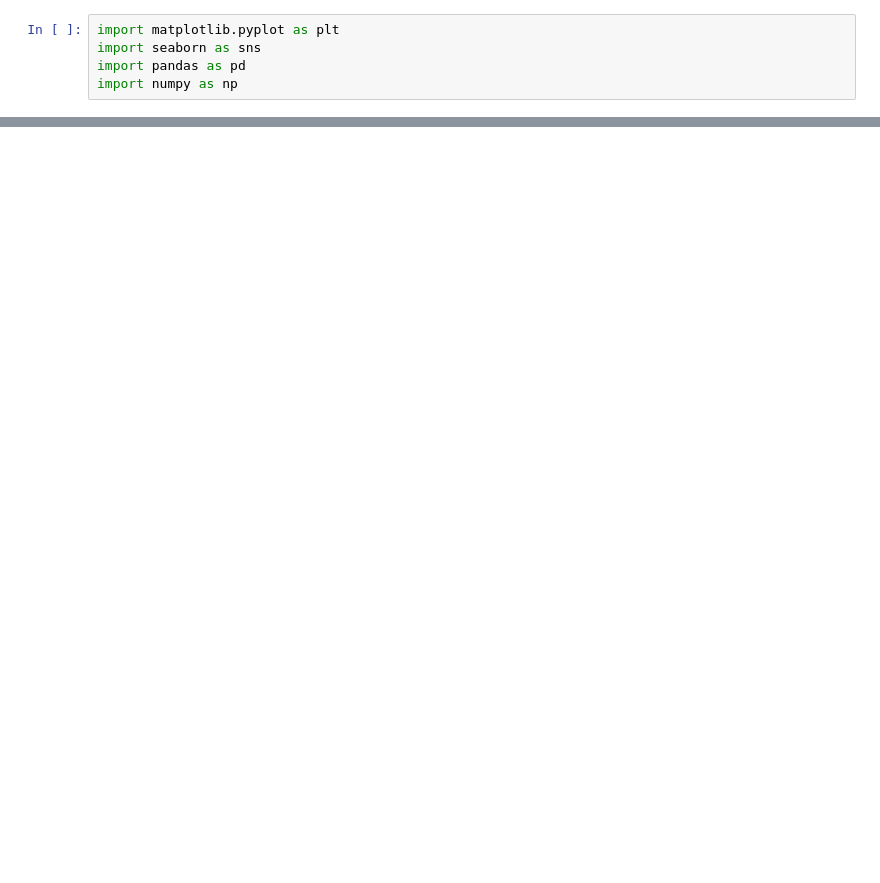
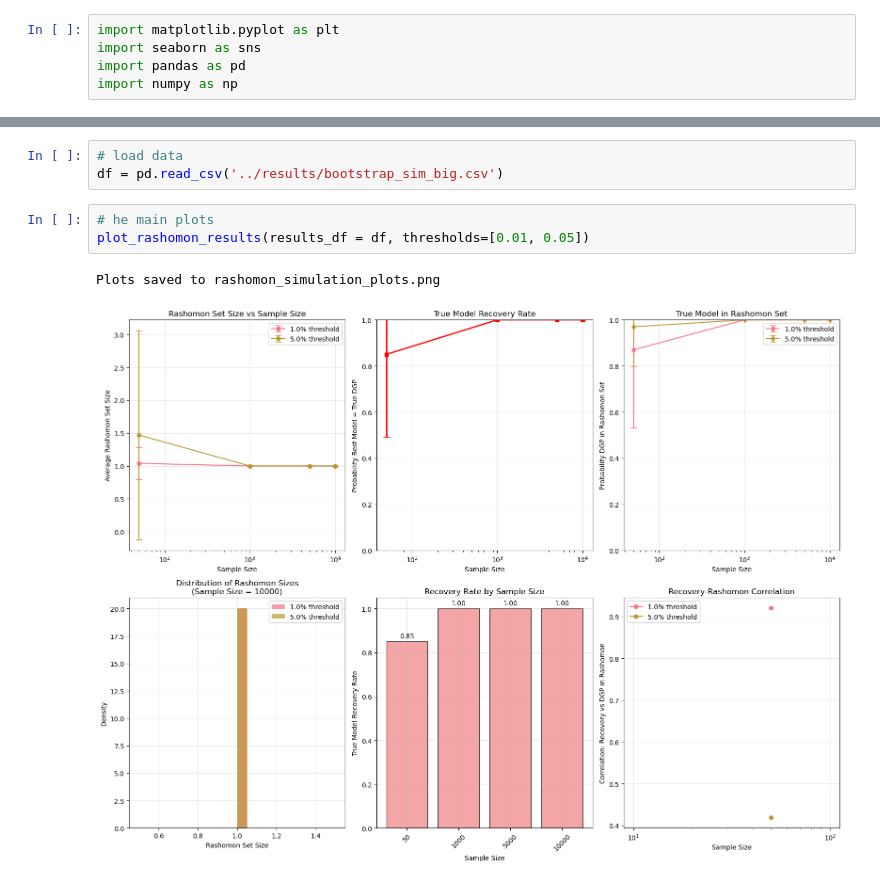
Before and after one commit to avisokay/many_analysts, a Jupyter notebook: src/bootstrap_plots.ipynb, the cells around one changed output, grey strips where cells are left out. Saved outputs shown, nothing was run; the diff lists cells and outputs as text; blank space fills up the shorter version.

```diff
--- a/src/bootstrap_plots.ipynb
+++ b/src/bootstrap_plots.ipynb
@@ -295,4 +296,13 @@ def quick_plot_test():
     plot_rashomon_results(test_df, thresholds=[0.01], save_plots=False)
 
     return test_df
+# %%
+# load data
+df = pd.read_csv('../results/bootstrap_sim_big.csv')
+# %%
+# he main plots
+plot_rashomon_results(results_df = df, thresholds=[0.01, 0.05])
+# %% [output]
+Plots saved to rashomon_simulation_plots.png
+[figure, added]
 # %%
```
Also changed, not shown: parts of 3 cells of this notebook, 8 other files.
